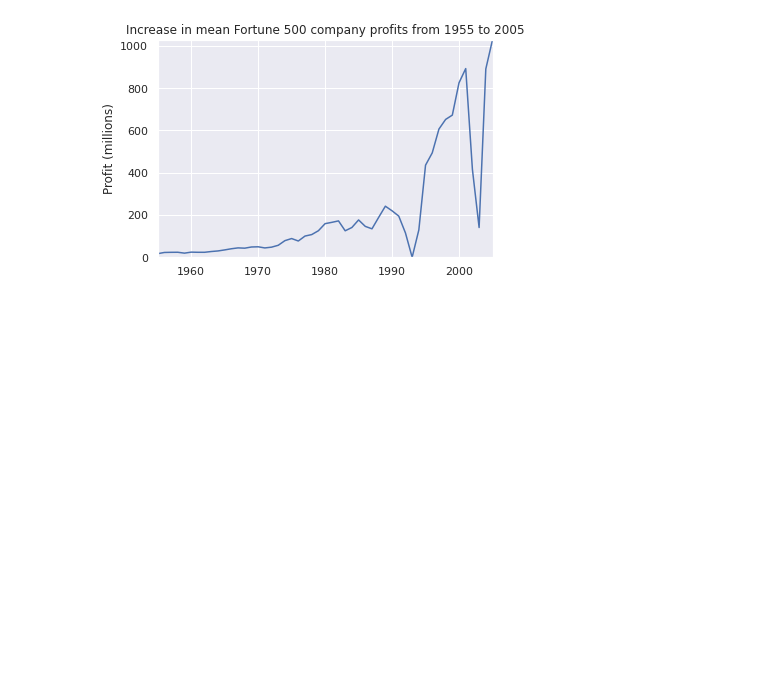
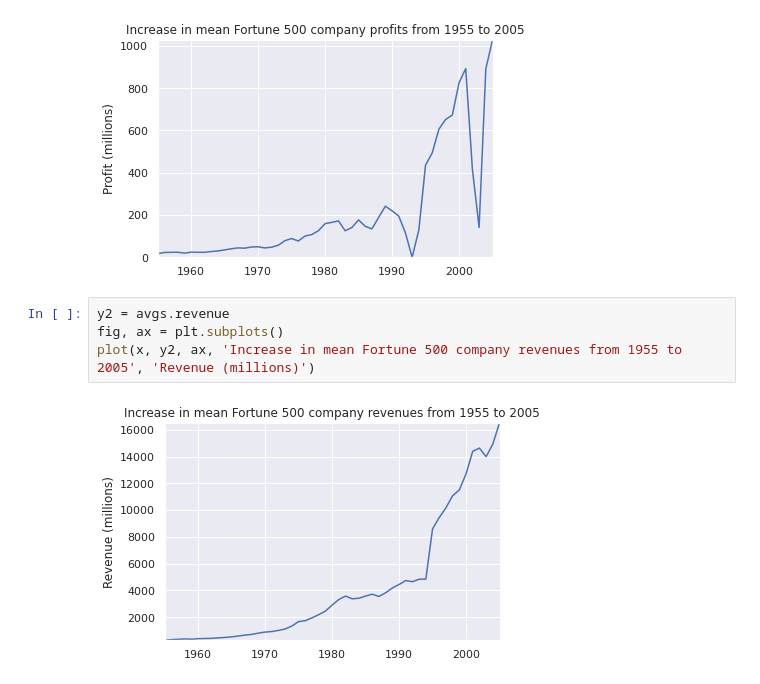
Before and after one commit to jelaiw/jupyter-notebook-demo, a Jupyter notebook: dataquest_tutorial.ipynb, the cells around one changed output. Saved outputs shown, nothing was run; the diff lists cells and outputs as text; blank space fills up the shorter version.

Commit message:
Plot average revenues.

```diff
--- a/dataquest_tutorial.ipynb
+++ b/dataquest_tutorial.ipynb
@@ -101,3 +101,9 @@ fig, ax = plt.subplots()
 plot(x, y1, ax, 'Increase in mean Fortune 500 company profits from 1955 to 2005', 'Profit (millions)')
 # %% [output]
 [figure]
+# %%
+y2 = avgs.revenue
+fig, ax = plt.subplots()
+plot(x, y2, ax, 'Increase in mean Fortune 500 company revenues from 1955 to 2005', 'Revenue (millions)')
+# %% [output]
+[figure, added]
```
